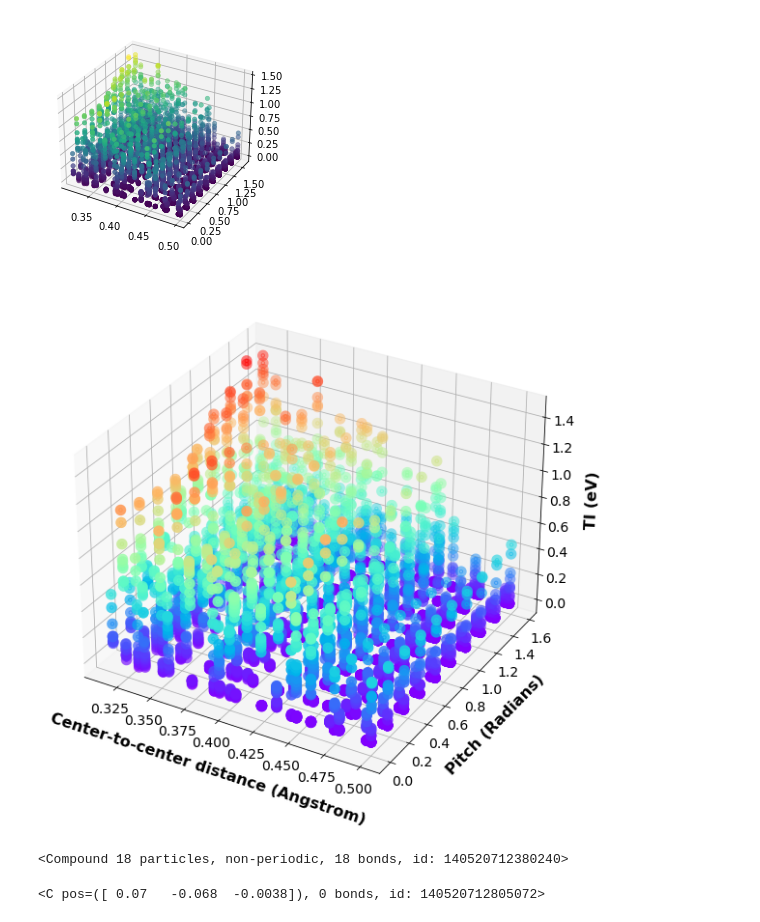
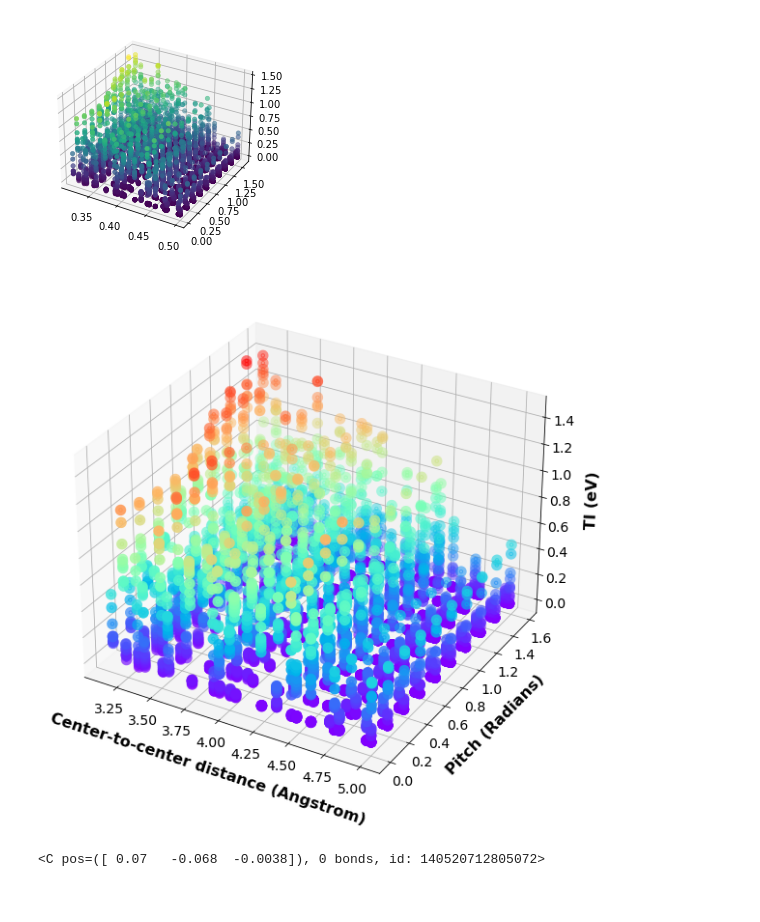
Before and after one commit to JimmyRushing/thesis, a Jupyter notebook: notebooks/transfer-integral-workflow.ipynb, the cells around one changed output. Drawn from its saved outputs; the diff is of its cells as text; code cells hidden in the pictures.

Commit message:
fixed the x axis on this plot i had nm plotted but mared as nm and added some words

```diff
--- a/notebooks/transfer-integral-workflow.ipynb
+++ b/notebooks/transfer-integral-workflow.ipynb
@@ -119,27 +119,27 @@ pickle.dump(transfer_integral_list, system_pickle)
 system_pickle.close()
 # %%
 #import seaborn as sns
-x = [i[0] for i in heat_tuple_list]
+x = [i[0]*10 for i in heat_tuple_list]
 y = [i[1] for i in heat_tuple_list]
 z = [i[2] for i in heat_tuple_list]
 fig = plt.figure(figsize = (10, 10))
 ax = plt.axes(projection='3d')
 plt.xticks(fontsize=14)
 plt.yticks(fontsize=14)
 
 ax.set_xlabel('Center-to-center distance (Angstrom)',fontdict=dict(weight='bold'),fontsize=16, labelpad = 12)
 ax.set_ylabel('Pitch (Radians)',fontdict=dict(weight='bold'),fontsize=16, labelpad = 12)
 ax.set_zlabel('TI (eV)',fontdict=dict(weight='bold'),fontsize=16, labelpad = 12)
 for t in ax.zaxis.get_major_ticks(): t.label.set_fontsize(14)
 #ax.set_title('Thiophene Transfer Integrals')
 p = ax.scatter(x, y, z, c=z, cmap='rainbow', linewidth=7);
 #plt.colorbar(p, pad = .1, aspect = 2.3)
 
 
 
 fig.show()
 # %% [output]
-[figure, old version]
+[figure, new version]
 # %%
 fig.savefig('../src/figures/transfer_integral_plot', bbox_inches = "tight", facecolor = "white")
 # %%
@@ -149,5 +149 @@ file = open('transfer_integral_list.pickle','rb')
 thios = pickle.load(file)
-# %%
-thios
-# %% [output]
-<Compound 18 particles, non-periodic, 18 bonds, id: 140520712380240>
```
Also changed, not shown: parts of 10 cells of this notebook, 3 other files.
